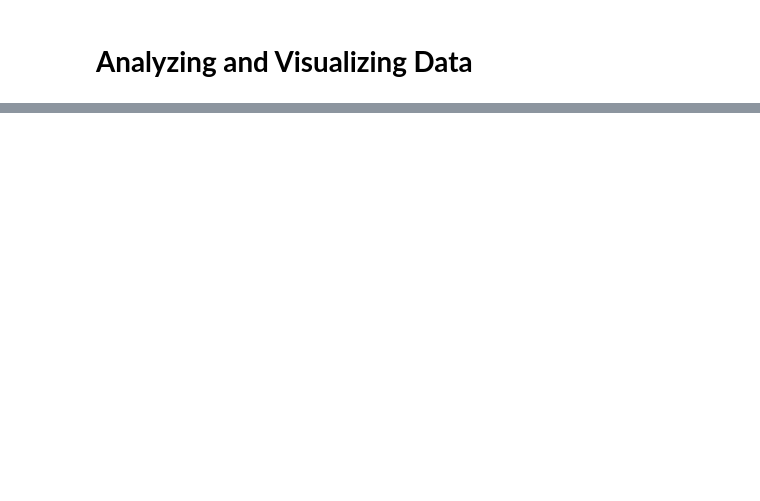
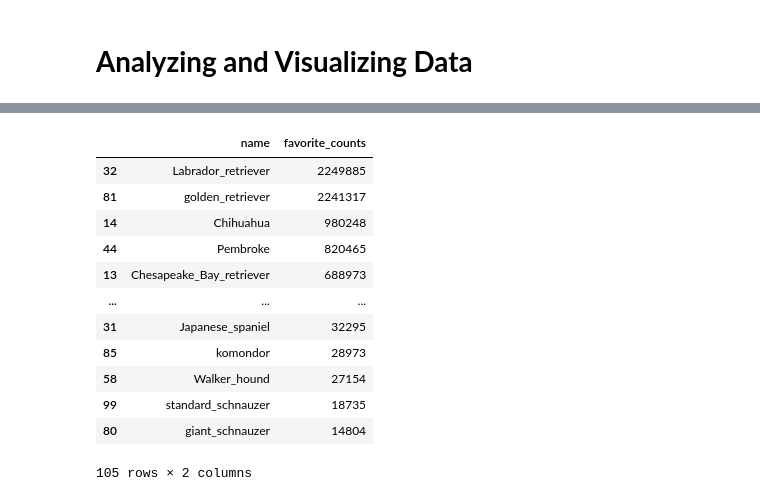
Before and after one commit to mmedhat2/Projects, a Jupyter notebook: Data-Analysis/Twitter-dataset-analysis/twittercode.ipynb, the cells around one changed output, grey strips where cells are left out. Cells and saved outputs as stored; diff of their text form; code cells hidden in the pictures; blank space fills up the shorter version.

```diff
--- a/Data-Analysis/Twitter-dataset-analysis/twittercode.ipynb
+++ b/Data-Analysis/Twitter-dataset-analysis/twittercode.ipynb
@@ -325,0 +458,24 @@ newdf2
+# %%
+DogsInfos1 = pd.DataFrame(newdf2.groupby('p1')['favorite_count'].sum()).reset_index().rename(columns={'p1':'name'})
+DogsInfos2 = pd.DataFrame(newdf2.groupby('p2')['favorite_count'].sum()).reset_index().rename(columns={'p2':'name'})
+DogsInfos3 = pd.DataFrame(newdf2.groupby('p3')['favorite_count'].sum()).reset_index().rename(columns={'p3':'name'})
+
+DogsInfos = pd.merge(DogsInfos1,DogsInfos2,on='name')
+DogsInfossss = pd.merge(DogsInfosss,DogsInfos3,on='name')
+DogsInfossss['favorite_counts'] = DogsInfossss[['favorite_count_x','favorite_count_y','favorite_count']].sum(1)
+DogsInfossss.drop(columns=['favorite_count_x','favorite_count_y','favorite_count'],inplace=True)
+DogsInfossss.sort_values(by='favorite_counts',ascending=False)
+# %% [output]
+|  | name | favorite_counts |
+| 32 | Labrador_retriever | 2249885 |
+| 81 | golden_retriever | 2241317 |
+| 14 | Chihuahua | 980248 |
+| 44 | Pembroke | 820465 |
+| 13 | Chesapeake_Bay_retriever | 688973 |
+| ... | ... | ... |
+| 31 | Japanese_spaniel | 32295 |
+| 85 | komondor | 28973 |
+| 58 | Walker_hound | 27154 |
+| 99 | standard_schnauzer | 18735 |
+| 80 | giant_schnauzer | 14804 |
+105 rows × 2 columns
```
Also changed, not shown: parts of 28 cells of this notebook.
